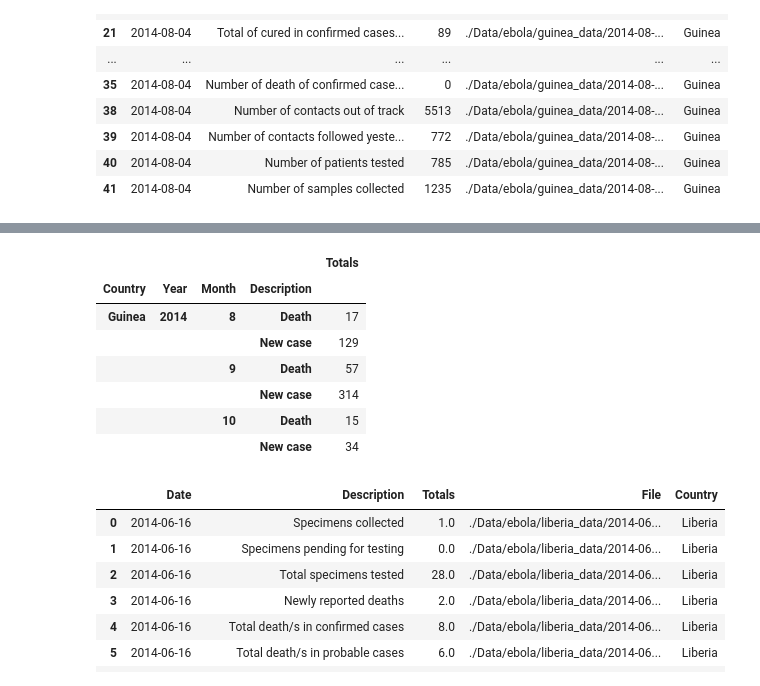
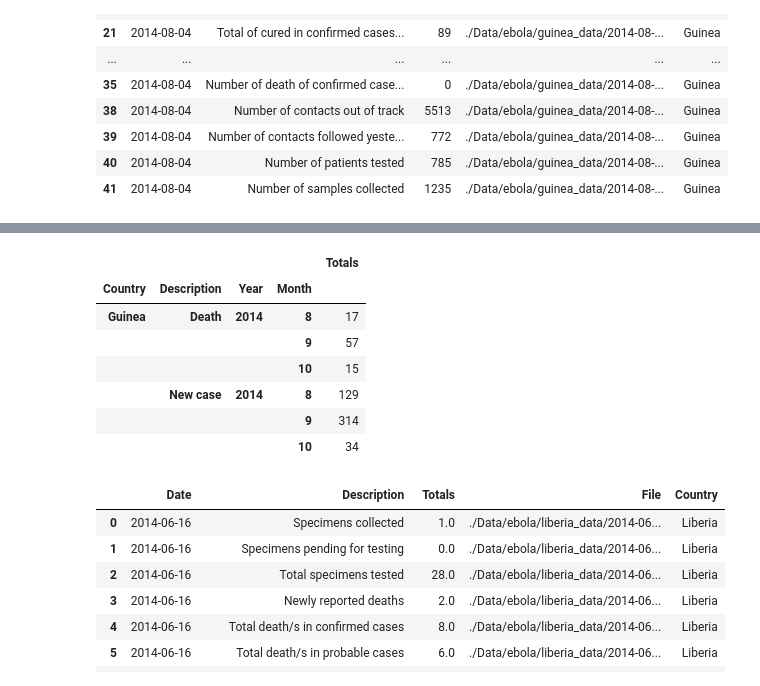
Before and after one commit to brunebastide/ADA, a Jupyter notebook: 01 - Pandas and Data Wrangling/Homework 1.ipynb, the cells around one changed output, grey strips where cells are left out. Saved outputs shown, nothing was run; the diff lists cells and outputs as text; code cells hidden in the pictures.

```diff
--- a/01 - Pandas and Data Wrangling/Homework 1.ipynb
+++ b/01 - Pandas and Data Wrangling/Homework 1.ipynb
@@ -129,30 +136,30 @@ other_desc
 # %%
 new_desc = ['Total new cases registered so far']
 death_desc = ['New deaths registered', 'New deaths registered today']
 
 new_df = guinea.query('Description in @new_desc').copy()
 new_df.loc[:,'Description'] = 'New case'
 death_df = guinea.query('Description in @death_desc').copy()
 death_df.loc[:,'Description'] = 'Death'
 guinea_filtered = pd.concat([new_df, death_df])
 
 
 def split_year_month(df, date_field='Date'):
     df['Year'] = df[date_field].apply(lambda d: d.year)
     df['Month'] = df[date_field].apply(lambda d: d.month)
 
 split_year_month(guinea_filtered)
 guinea_filtered.Totals = pd.to_numeric(guinea_filtered.Totals)
-guinea_filtered.groupby(['Country', 'Year', 'Month', 'Description']).sum()
+guinea_filtered.groupby(['Country', 'Description', 'Year', 'Month']).sum()
 # %% [output]
 |  |  |  |  | Totals |
-| Country | Year | Month | Description |  |
-| Guinea | 2014 | 8 | Death | 17 |
-|  |  |  | New case | 129 |
-|  |  | 9 | Death | 57 |
-|  |  |  | New case | 314 |
-|  |  | 10 | Death | 15 |
-|  |  |  | New case | 34 |
+| Country | Description | Year | Month |  |
+| Guinea | Death | 2014 | 8 | 17 |
+|  |  |  | 9 | 57 |
+|  |  |  | 10 | 15 |
+|  | New case | 2014 | 8 | 129 |
+|  |  |  | 9 | 314 |
+|  |  |  | 10 | 34 |
 # %%
 
 
```
Also changed, not shown: parts of 9 cells of this notebook.
